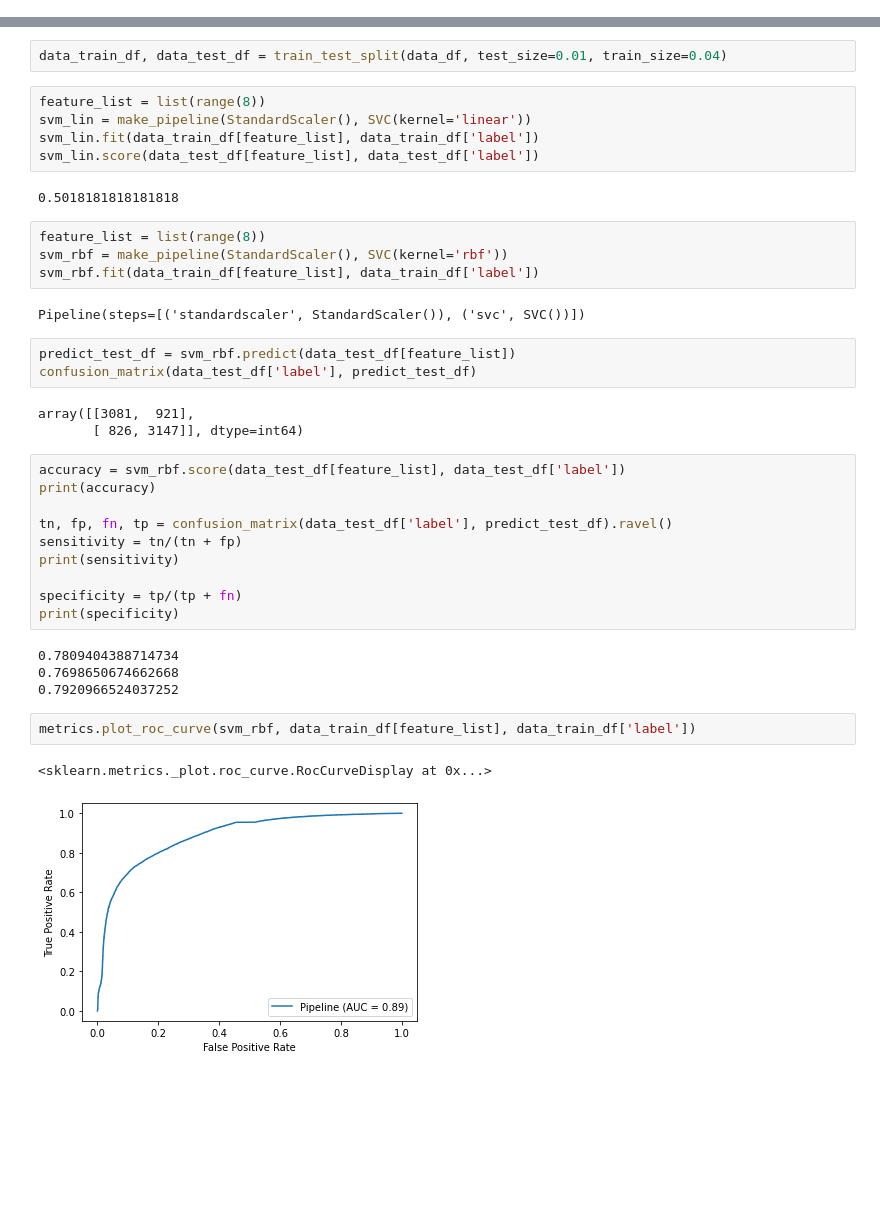
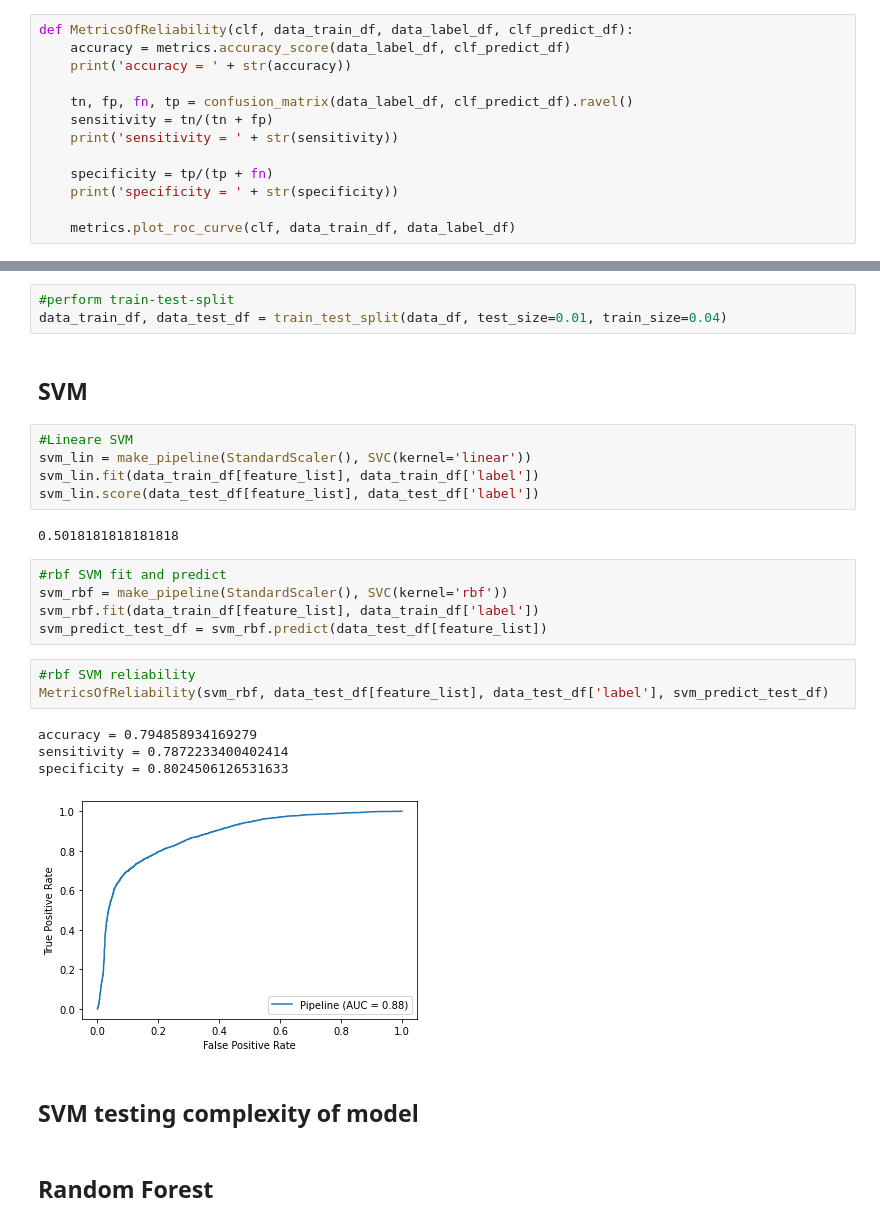
Before and after one commit to Johannes-Gross/ML1_Repo, a Jupyter notebook: Sheet2/Task1.ipynb, the cells around one changed output, grey strips where cells are left out. Drawn from its saved outputs; the diff is of its cells as text; blank space fills up the shorter version.

```diff
--- a/Sheet2/Task1.ipynb
+++ b/Sheet2/Task1.ipynb
@@ -11,4 +10,17 @@ from sklearn.metrics import plot_confusion_matrix
 import matplotlib.pyplot as plt
 from mpl_toolkits.mplot3d import Axes3D
 import glob
+# %%
+def MetricsOfReliability(clf, data_train_df, data_label_df, clf_predict_df):
+    accuracy = metrics.accuracy_score(data_label_df, clf_predict_df)
+    print('accuracy = ' + str(accuracy))
+
+    tn, fp, fn, tp = confusion_matrix(data_label_df, clf_predict_df).ravel()
+    sensitivity = tn/(tn + fp)
+    print('sensitivity = ' + str(sensitivity))
+
+    specificity = tp/(tp + fn)
+    print('specificity = ' + str(specificity))
+
+    metrics.plot_roc_curve(clf, data_train_df, data_label_df)
 # %%
@@ -34,40 +49,29 @@ data_df = data_df.dropna()
 # %%
+#perform train-test-split
 data_train_df, data_test_df = train_test_split(data_df, test_size=0.01, train_size=0.04)
+# %% [markdown]
+<h2>SVM</h2>
 # %%
-feature_list = list(range(8))
+#Lineare SVM
 svm_lin = make_pipeline(StandardScaler(), SVC(kernel='linear'))
 svm_lin.fit(data_train_df[feature_list], data_train_df['label'])
 svm_lin.score(data_test_df[feature_list], data_test_df['label'])
 # %% [output]
 0.5018181818181818
 # %%
-feature_list = list(range(8))
+#rbf SVM fit and predict
 svm_rbf = make_pipeline(StandardScaler(), SVC(kernel='rbf'))
 svm_rbf.fit(data_train_df[feature_list], data_train_df['label'])
+svm_predict_test_df = svm_rbf.predict(data_test_df[feature_list])
-# %% [output]
-Pipeline(steps=[('standardscaler', StandardScaler()), ('svc', SVC())])
 # %%
-predict_test_df = svm_rbf.predict(data_test_df[feature_list])
-confusion_matrix(data_test_df['label'], predict_test_df)
+#rbf SVM reliability
+MetricsOfReliability(svm_rbf, data_test_df[feature_list], data_test_df['label'], svm_predict_test_df)
 # %% [output]
-array([[3081,  921],
-       [ 826, 3147]], dtype=int64)
+accuracy = 0.794858934169279
+sensitivity = 0.7872233400402414
+specificity = 0.8024506126531633
+[figure, added]
-# %%
-accuracy = svm_rbf.score(data_test_df[feature_list], data_test_df['label'])
-print(accuracy)
-
-tn, fp, fn, tp = confusion_matrix(data_test_df['label'], predict_test_df).ravel()
-sensitivity = tn/(tn + fp)
-print(sensitivity)
-
-specificity = tp/(tp + fn)
-print(specificity)
-# %% [output]
-0.7809404388714734
-0.7698650674662668
-0.7920966524037252
-# %%
-metrics.plot_roc_curve(svm_rbf, data_train_df[feature_list], data_train_df['label'])
-# %% [output]
-<sklearn.metrics._plot.roc_curve.RocCurveDisplay at 0x...>
-[figure, removed]
+# %% [markdown]
+<h2>SVM testing complexity of model</h2>
+# %% [markdown]
+<h2>Random Forest</h2>
```
Also changed, not shown: parts of 9 cells of this notebook.
